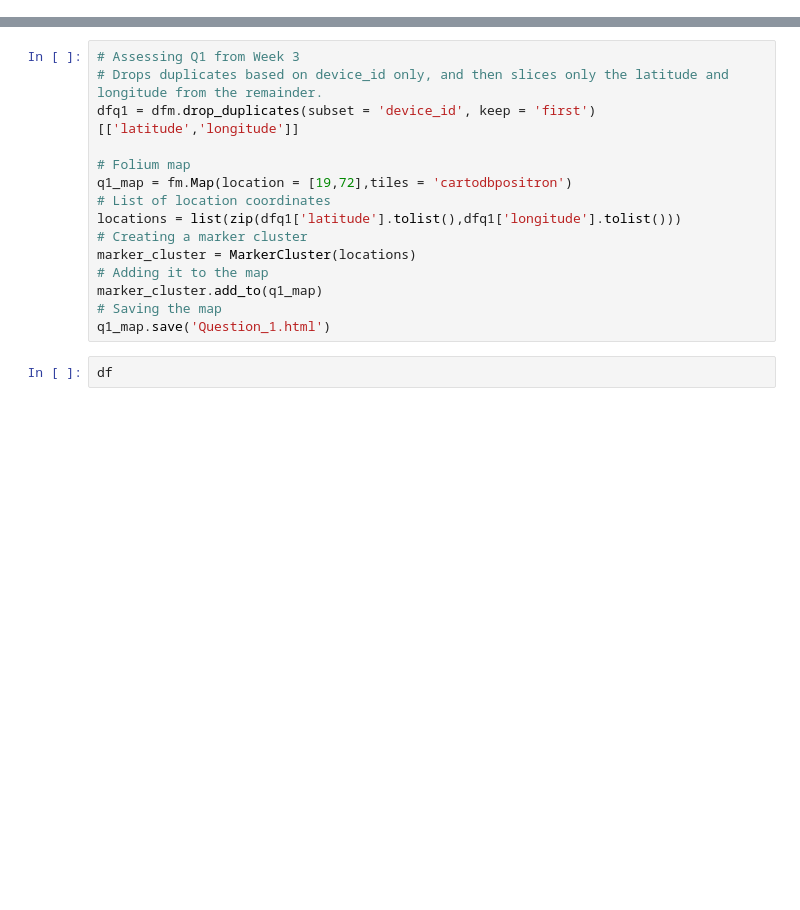
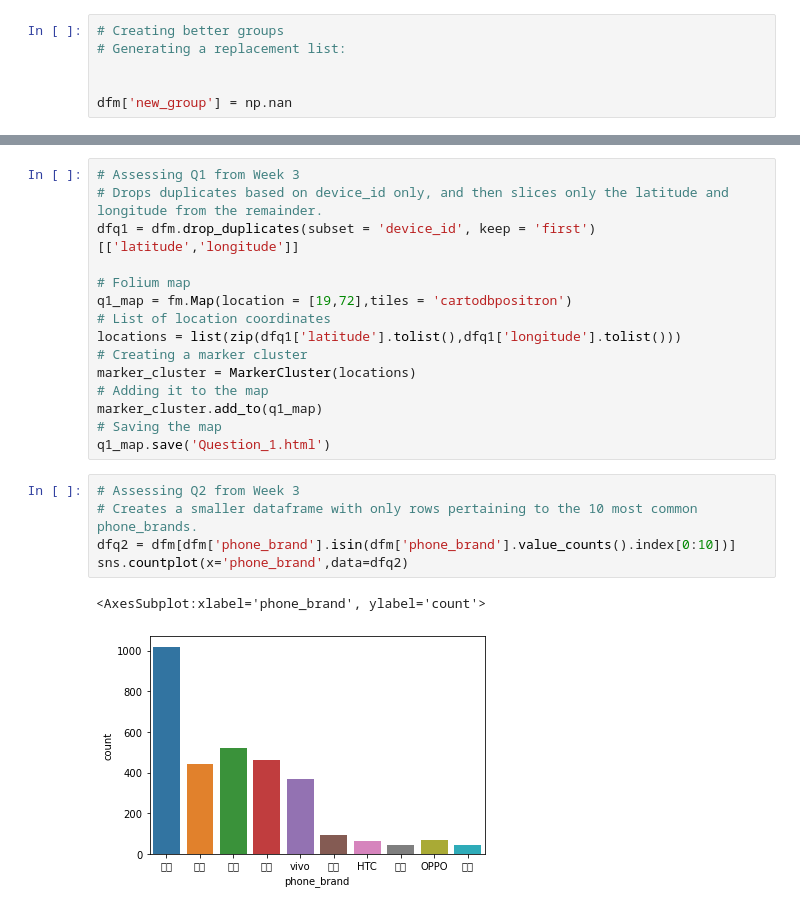
Before and after one commit to Drakus98/Capstone_1, a Jupyter notebook: Capstone_Project.ipynb, the cells around one changed output, grey strips where cells are left out. Saved outputs shown, nothing was run; the diff lists cells and outputs as text; blank space fills up the shorter version.

```diff
--- a/Capstone_Project.ipynb
+++ b/Capstone_Project.ipynb
@@ -297,3 +297,9 @@ memory usage: 57.5+ MB
 # %%
 dft = pd.merge(left=df1,right=df2,how='left',on='device_id')
 dfm = pd.merge(left=dft,right=df3,how='left',on='device_id')
+# %%
+# Creating better groups
+# Generating a replacement list:
+
+
+dfm['new_group'] = np.nan
@@ -334,5 +383,11 @@ marker_cluster = MarkerCluster(locations)
 marker_cluster.add_to(q1_map)
 # Saving the map
 q1_map.save('Question_1.html')
-# %%
-df
+# %%
+# Assessing Q2 from Week 3
+# Creates a smaller dataframe with only rows pertaining to the 10 most common phone_brands.
+dfq2 = dfm[dfm['phone_brand'].isin(dfm['phone_brand'].value_counts().index[0:10])]
+sns.countplot(x='phone_brand',data=dfq2)
+# %% [output]
+<AxesSubplot:xlabel='phone_brand', ylabel='count'>
+[figure, added]
```
Also changed, not shown: parts of 5 cells of this notebook, 1 other file.
